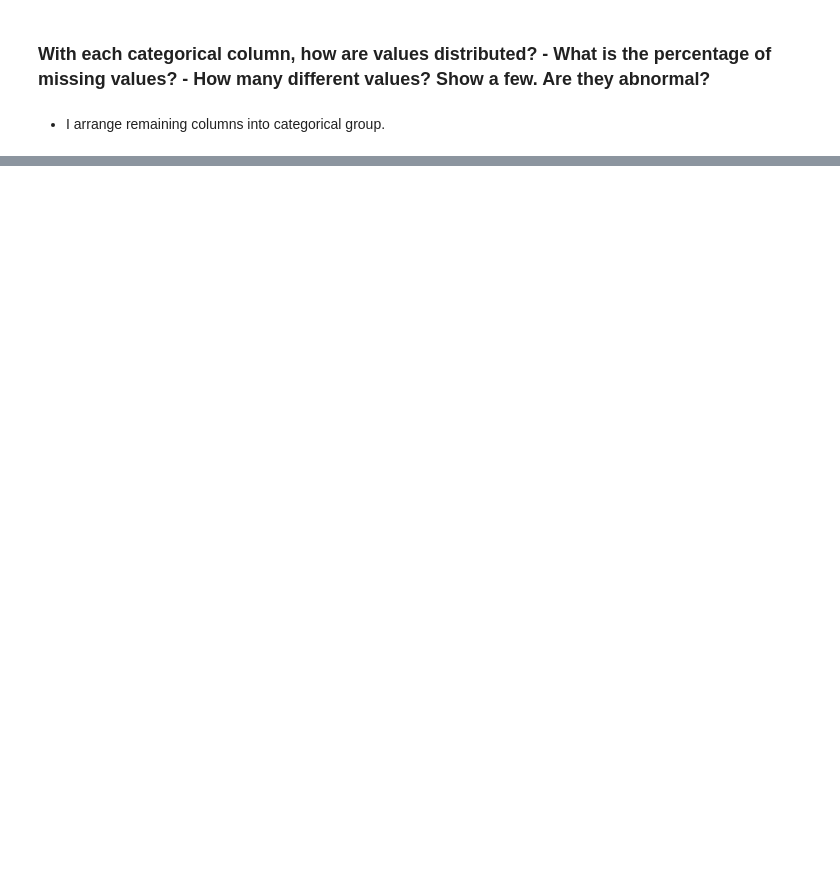
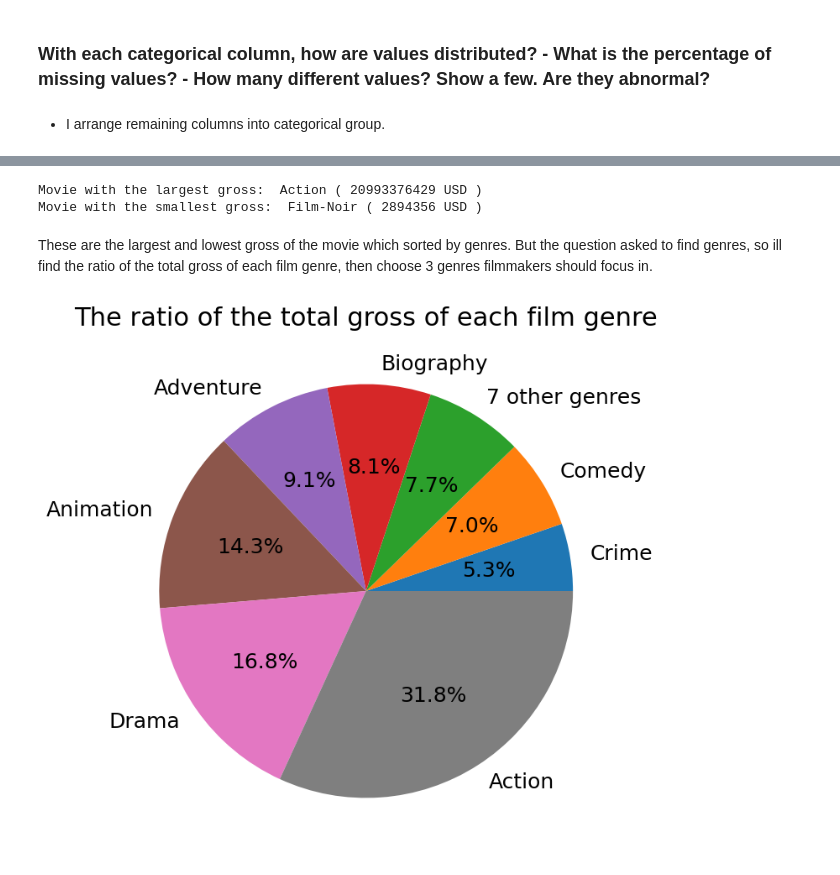
Before and after one commit to bitis201/Final-Project_CSC17104, a Jupyter notebook: 23_19127395/Final Project.ipynb, the cells around one changed output, grey strips where cells are left out. Cells and saved outputs as stored; diff of their text form; code cells hidden in the pictures; blank space fills up the shorter version.

```diff
--- a/23_19127395/Final Project.ipynb
+++ b/23_19127395/Final Project.ipynb
@@ -221,0 +277,23 @@ pd.DataFrame([missing,unique,diff_val],index=["Missing_ratio","Unique",'Diff_val
+# %%
+groupby_genre_totalGross = movies.groupby('Genre')['Gross'].sum()
+genre_max_gross = groupby_genre_totalGross[groupby_genre_totalGross == groupby_genre_totalGross.max()]
+genre_min_gross = groupby_genre_totalGross[groupby_genre_totalGross == groupby_genre_totalGross.min()]
+
+print('Movie with the largest gross: ', genre_max_gross.index[0], '(', genre_max_gross.values[0], 'USD', ')')
+print('Movie with the smallest gross: ', genre_min_gross.index[0], '(', genre_min_gross.values[0], 'USD', ')')
+# %% [output]
+Movie with the largest gross:  Action ( 20993376429 USD )
+Movie with the smallest gross:  Film-Noir ( 2894356 USD )
+# %% [markdown]
+These are the largest and lowest gross of the movie which sorted by genres. But the question asked to find genres, so ill find the ratio of the total gross of each film genre, then choose 3 genres filmmakers should focus in.
+# %%
+df = groupby_genre_totalGross.sort_values()
+temp = pd.Series([df.head(8).sum()],index = ['7 other genres'])
+df = df.add(temp, fill_value=0)
+df = df.sort_values().tail(8)
+
+ax = df.plot.pie(figsize=(8, 8),autopct='%1.1f%%',title ='asd',fontsize = 18)
+ax.set_ylabel('');
+ax.set_title('The ratio of the total gross of each film genre',fontsize =22);
+# %% [output]
+[figure, added]
```
Also changed, not shown: parts of 15 cells of this notebook.
